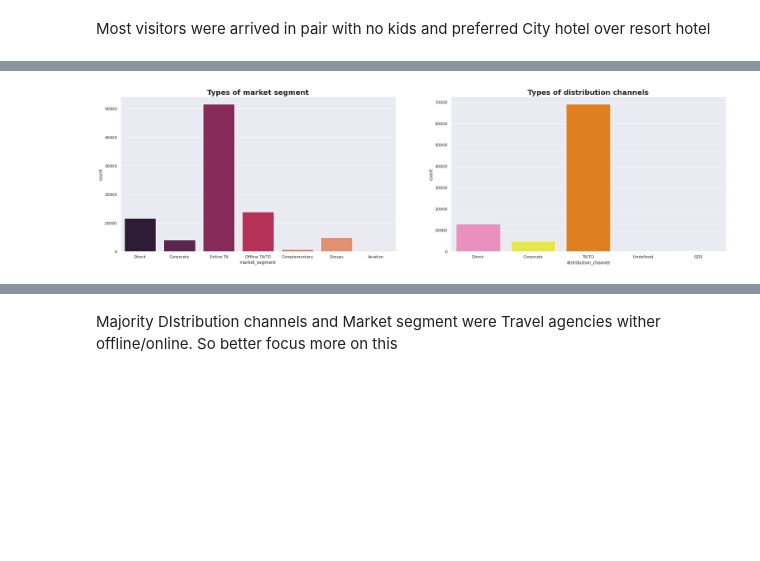
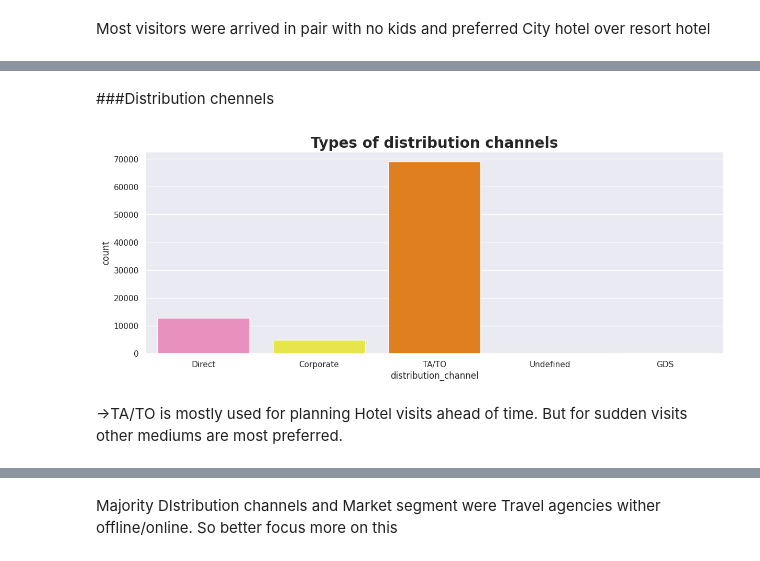
Before and after one commit to dhrisandamedhi/Hotel_booking, a Jupyter notebook: hotel_booking.ipynb, the cells around one changed output, grey strips where cells are left out. Cells and saved outputs as stored; diff of their text form; code cells hidden in the pictures; blank space fills up the shorter version.

```diff
--- a/hotel_booking.ipynb
+++ b/hotel_booking.ipynb
@@ -259,3 +366,0 @@ We notice that there is an outlier in adr, so we will remove that for better sca
-# %%
-hotel.drop(hotel[hotel['adr'] > 5000].index, inplace = True)
-# df.drop('a', inplace=True, axis=1)
@@ -405,9 +629,9 @@ We can see 72% visitors checked out and 26% bookings were canceled
 # %%
 # Enlarging the pie chart
-plt.rcParams['figure.figsize'] = 8,8
+plt.rcParams['figure.figsize'] = 6,6
 
 # Indexing labels. tolist() will convert the index to list for easy manipulation
-labels = ['cancle','not_cancle']
+labels = ['not_cancle','cancle']
 
 # Convert value counts to list
 sizes = hotel['is_canceled'].value_counts().tolist()
@@ -456,0 +690,6 @@ We can see most of the bookings were in the year 2016 and bookings were doine in
+# %%
+reindex = ['January', 'February','March','April','May','June','July','August','September','October','November','December']
+hotel['arrival_date_month'] = pd.Categorical(hotel['arrival_date_month'],categories=reindex,ordered=True)
+plt.figure(figsize = (12,8))
+sns.boxplot(x = hotel['arrival_date_month'],y = hotel['adr'])
+plt.show()
@@ -506,2 +767,11 @@ plt.show()
 # %% [markdown]
 Adults who were 2 in number are more and preferred city hotel rather than resort hotel, infact more than half the visitors even canceled the bookings
+# %%
+fig, axes = plt.subplots(1, 2, figsize=(18, 8))
+
+grp_by_room = hotel.groupby('assigned_room_type')
+hotel['Num_of_bookings'] = grp_by_room.size()
+
+sns.countplot(ax = axes[0], x = hotel['assigned_room_type'])
+sns.boxplot(ax = axes[1], x = hotel['assigned_room_type'], y = hotel['adr'])
+plt.show()
@@ -524,16 +811,15 @@ plt.show()
+# %% [markdown]
+###Distribution chennels
 # %%
-plt.figure(figsize=(15, 8))
-plt.subplot(1, 2, 1)
-sns.countplot(x='market_segment', data=hotel, palette='rocket')
-plt.title('Types of market segment',fontweight="bold", size=20)
-
-plt.subplot(1, 2, 2)
+plt.figure(figsize = (7,5))
 sns.countplot(data = hotel, x = 'distribution_channel',  palette='Set1_r')
 plt.title('Types of distribution channels',fontweight="bold", size=20)
 plt.subplots_adjust(right=1.7)
 
 
 
 plt.show()
 # %% [output]
-[figure, old version]
+[figure, new version]
+# %% [markdown]
+->TA/TO is mostly used for planning Hotel visits ahead of time. But for sudden visits other mediums are most preferred.
```
Also changed, not shown: parts of 179 cells of this notebook.
